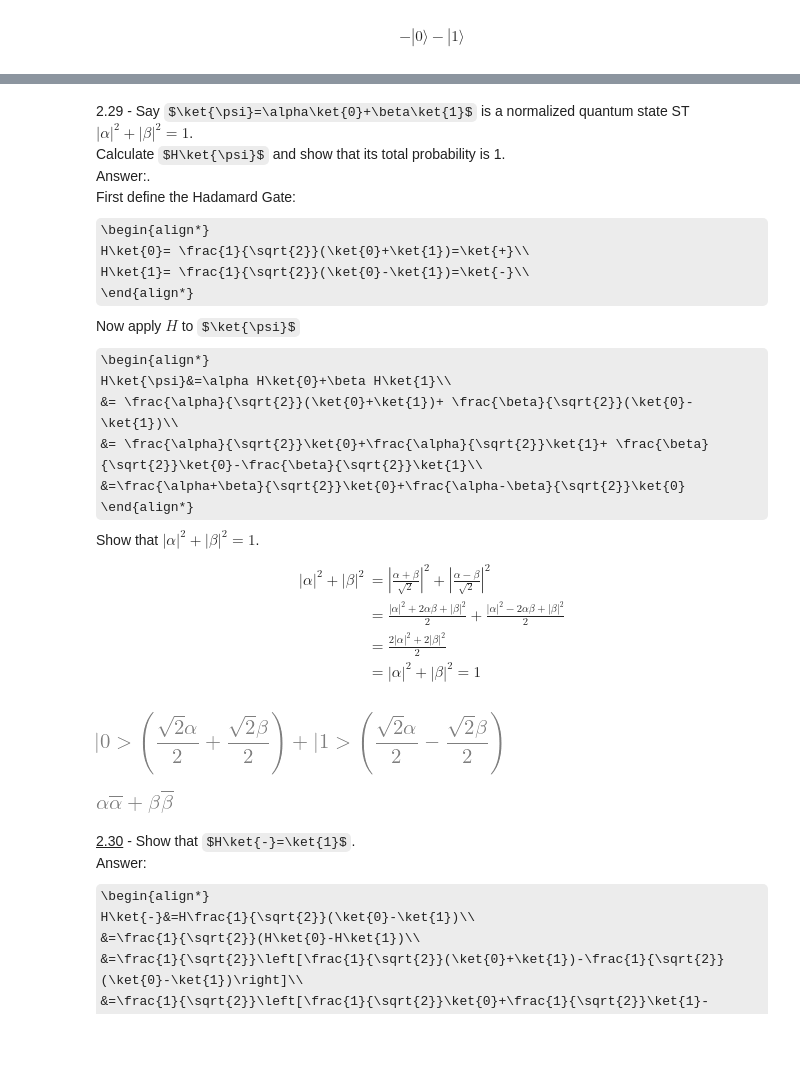
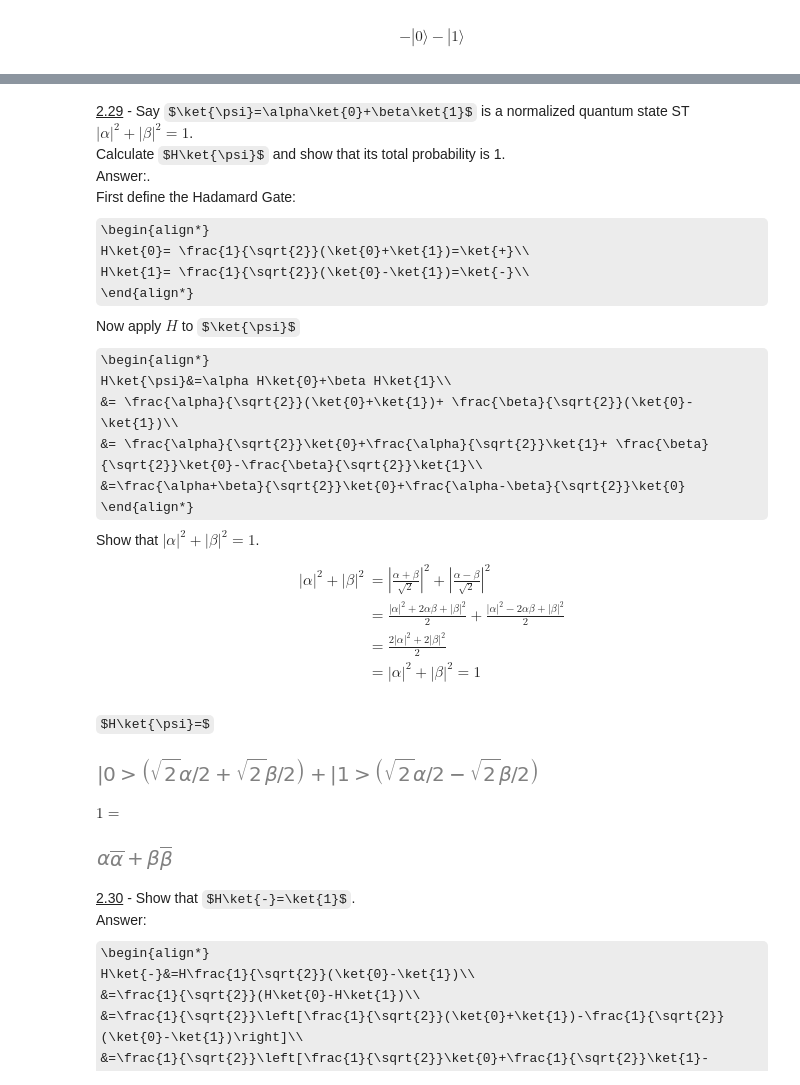
Before and after one commit to Artuk009/QuantumComputing, a Jupyter notebook: PracticeProblems_TWong/Chapter2.ipynb, the cells around one changed output, grey strips where cells are left out. Saved outputs shown, nothing was run; the diff lists cells and outputs as text; code cells hidden in the pictures; some formulas as TeX source; blank space fills up the shorter version.

```diff
--- a/PracticeProblems_TWong/Chapter2.ipynb
+++ b/PracticeProblems_TWong/Chapter2.ipynb
@@ -389,5 +397,5 @@ q
 # %% [markdown]
-2.29 - Say $\ket{\psi}=\alpha\ket{0}+\beta\ket{1}$ is a normalized quantum state ST $|\alpha|^2+|\beta|^2=1$.<br>
+<u>2.29</u> - Say $\ket{\psi}=\alpha\ket{0}+\beta\ket{1}$ is a normalized quantum state ST $|\alpha|^2+|\beta|^2=1$.<br>
 Calculate $H\ket{\psi}$ and show that its total probability is 1.<br>
 Answer:.<br>
 First define the Hadamard Gate:
@@ -412,15 +420,17 @@ Show that $|\alpha|^2+|\beta|^2=1$.<br>
 # %%
 # Calculate H |psi> with code
 ket_zero, ket_one = sp.symbols("|0>, |1>")
 alpha, beta = sp.symbols("alpha, beta")
 H_ket_zero = (1/sp.sqrt(2))*ket_zero + (1/sp.sqrt(2))*ket_one
 H_ket_one = (1/sp.sqrt(2))*ket_zero - (1/sp.sqrt(2))*ket_one
 q = sp.expand(alpha*(H_ket_zero)+beta*(H_ket_one))
 q = sp.collect(q, ket_zero)
 q = sp.collect(q, ket_one)
+display(Latex("$H\\ket{\\psi}=$"))
 q
 # %% [output]
+$H\ket{\psi}=$
-[figure, old version]
+[figure, new version]
 # %%
 # Check that the state is valid
 eq = (
@@ -431,9 +441,11 @@ eq = (
     sp.conjugate(((sp.sqrt(2)*alpha)/2)-((sp.sqrt(2)*beta)/2))
 )
 eq = sp.expand(eq)
+display(Latex("$1=$"))
 eq # valid because |alpha|^2 + |beta|^2 is 1
 # %% [output]
+$1=$
-[figure, old version]
+[figure, new version]
 # %% [markdown]
 <u>2.30</u> - Show that $H\ket{-}=\ket{1}$.<br>
 Answer:<br>
```
Also changed, not shown: parts of 26 cells of this notebook.
